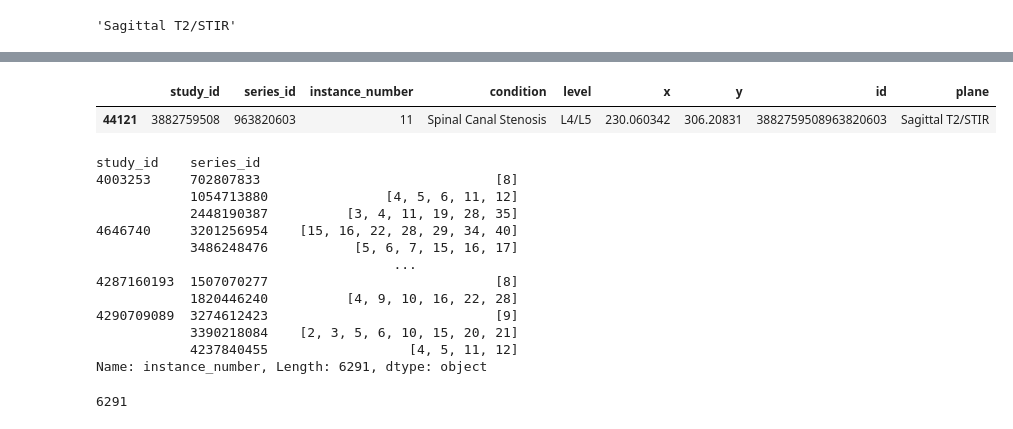
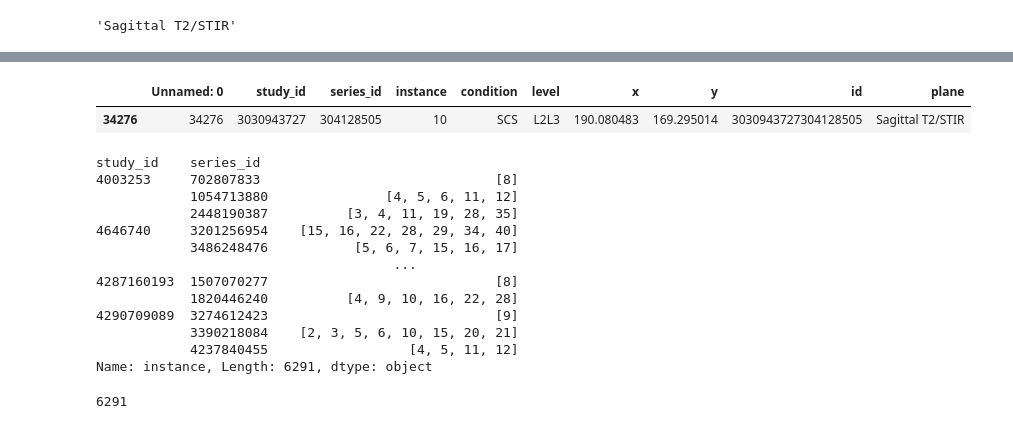
Before and after one commit to rosulucian/deep_learning_playground, a Jupyter notebook: kaggle/RSNA/EDA.ipynb, the cells around one changed output, grey strips where cells are left out. Cells and saved outputs as stored; diff of their text form; code cells hidden in the pictures.

```diff
--- a/kaggle/RSNA/EDA.ipynb
+++ b/kaggle/RSNA/EDA.ipynb
@@ -97,2 +94,0 @@ coords_df.sample(2)
-# %%
-coords_df['condition'] = coords_df.apply(lambda row: ''.join([w[0] for w in row['condition'].split(' ')]), axis=1)
@@ -120,8 +96,6 @@ coords_df.head(10)
 train_desc_df[train_desc_df['id'] == '4003253702807833'].series_description.values[0]
 # %% [output]
 'Sagittal T2/STIR'
-# %%
-coords_df['plane'] = coords_df.apply(lambda row: train_desc_df[train_desc_df['id'] == row['id']].series_description.values[0], axis=1)
 # %%
 coords_df.sample(5)
 # %% [output]
@@ -134,12 +108,12 @@ coords_df.sample(5)
 # %%
 # check canal stenosis is noy only in axial plane
-coords_df[(coords_df.condition == 'Spinal Canal Stenosis') & (coords_df.plane != 'Axial T2')].sample()
+coords_df[(coords_df.condition == 'SCS') & (coords_df.plane != 'Axial T2')].sample()
 # %% [output]
-|  | study_id | series_id | instance_number | condition | level | x | y | id | plane |
-| 44121 | 3882759508 | 963820603 | 11 | Spinal Canal Stenosis | L4/L5 | 230.060342 | 306.20831 | 3882759508963820603 | Sagittal T2/STIR |
+|  | Unnamed: 0 | study_id | series_id | instance | condition | level | x | y | id | plane |
+| 34276 | 34276 | 3030943727 | 304128505 | 10 | SCS | L2L3 | 190.080483 | 169.295014 | 3030943727304128505 | Sagittal T2/STIR |
 # %%
 # get the positive slices
-coords_df.groupby(['study_id','series_id']).instance_number.unique()
+coords_df.groupby(['study_id','series_id']).instance.unique()
 # %% [output]
 study_id    series_id
 4003253     702807833                              [8]
@@ -153,7 +127,7 @@ study_id    series_id
 4290709089  3274612423                             [9]
             3390218084    [2, 3, 5, 6, 10, 15, 20, 21]
             4237840455                  [4, 5, 11, 12]
-Name: instance_number, Length: 6291, dtype: object
+Name: instance, Length: 6291, dtype: object
 # %%
 coords_df.id.nunique()
 # %% [output]
```
Also changed, not shown: parts of 10 cells of this notebook, 3 other files.
